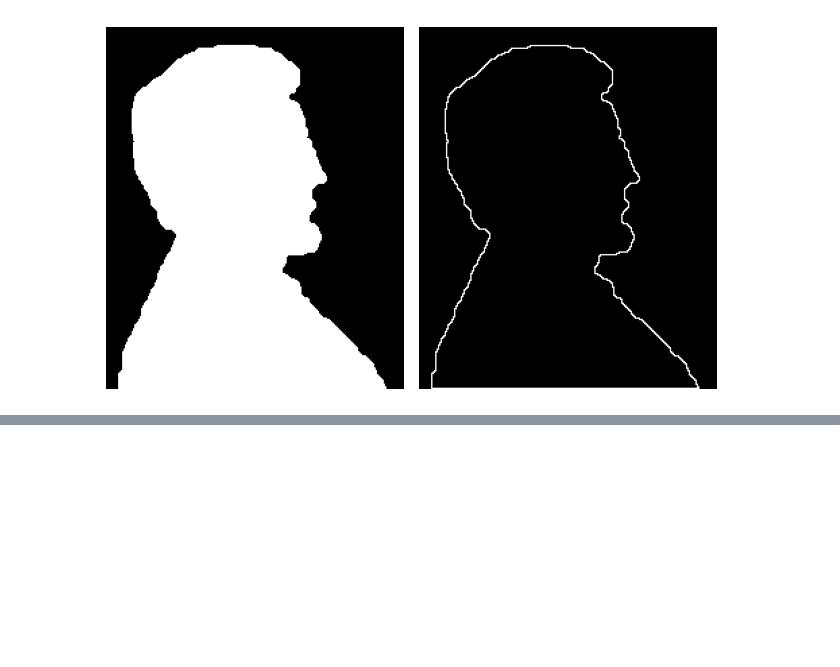
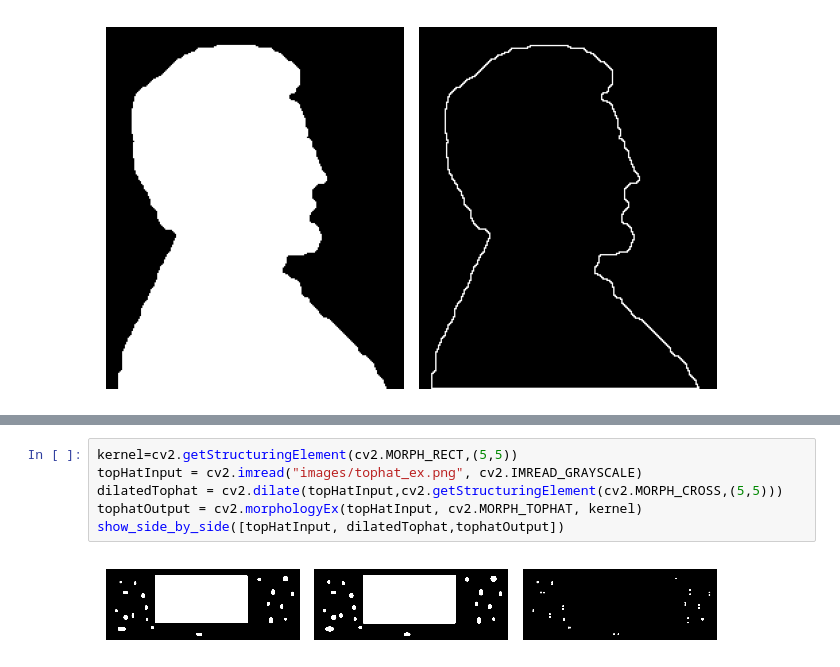
Before and after one commit to bautistasch/Procesamiento-de-Imagenes, a Jupyter notebook: TP7/notebook.ipynb, the cells around one changed output, grey strips where cells are left out. Cells and saved outputs as stored; diff of their text form; blank space fills up the shorter version.

```diff
--- a/TP7/notebook.ipynb
+++ b/TP7/notebook.ipynb
@@ -95,0 +208,8 @@ show_side_by_side([lincoln, border])
+# %%
+kernel=cv2.getStructuringElement(cv2.MORPH_RECT,(5,5))
+topHatInput = cv2.imread("images/tophat_ex.png", cv2.IMREAD_GRAYSCALE)
+dilatedTophat = cv2.dilate(topHatInput,cv2.getStructuringElement(cv2.MORPH_CROSS,(5,5)))
+tophatOutput = cv2.morphologyEx(topHatInput, cv2.MORPH_TOPHAT, kernel)
+show_side_by_side([topHatInput, dilatedTophat,tophatOutput])
+# %% [output]
+[figure, added]
```
Also changed, not shown: parts of 8 cells of this notebook.
